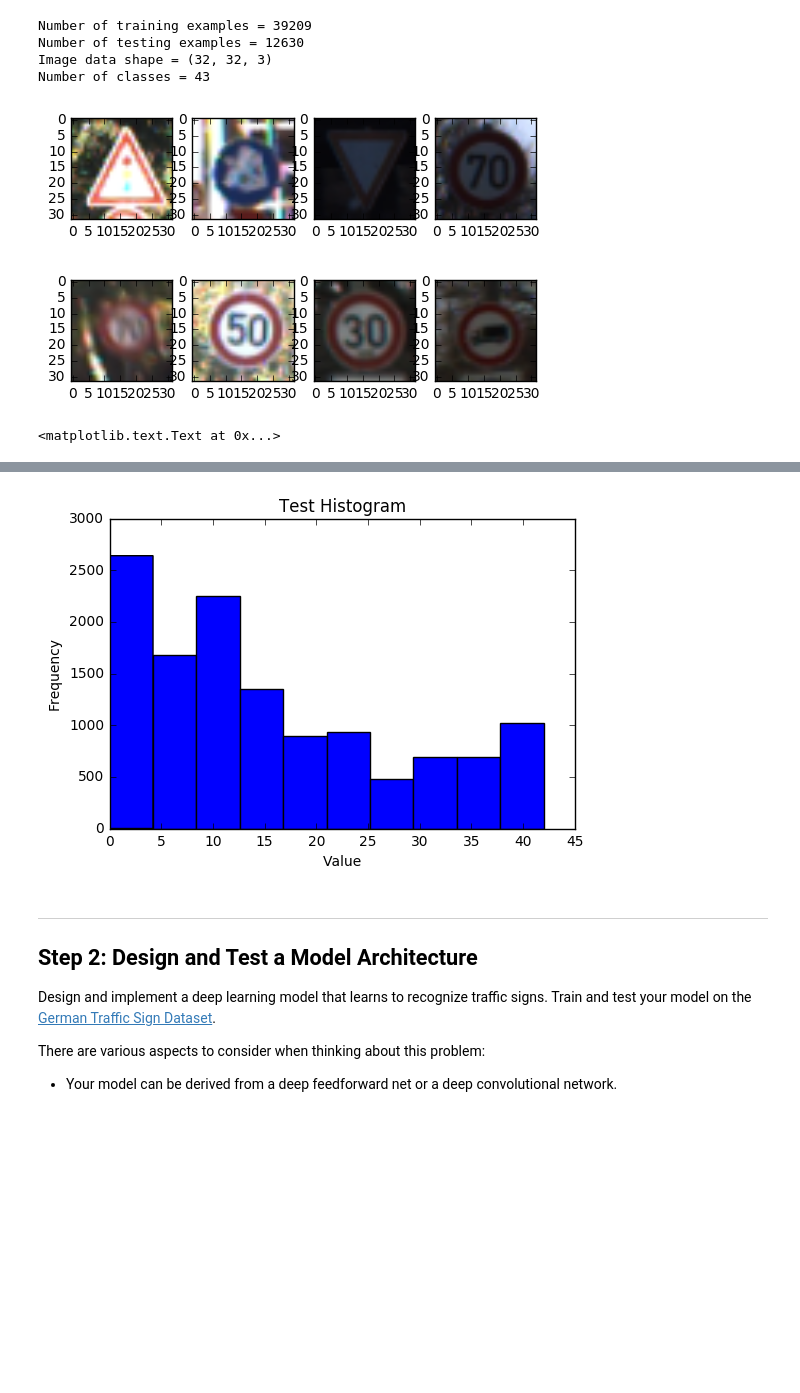
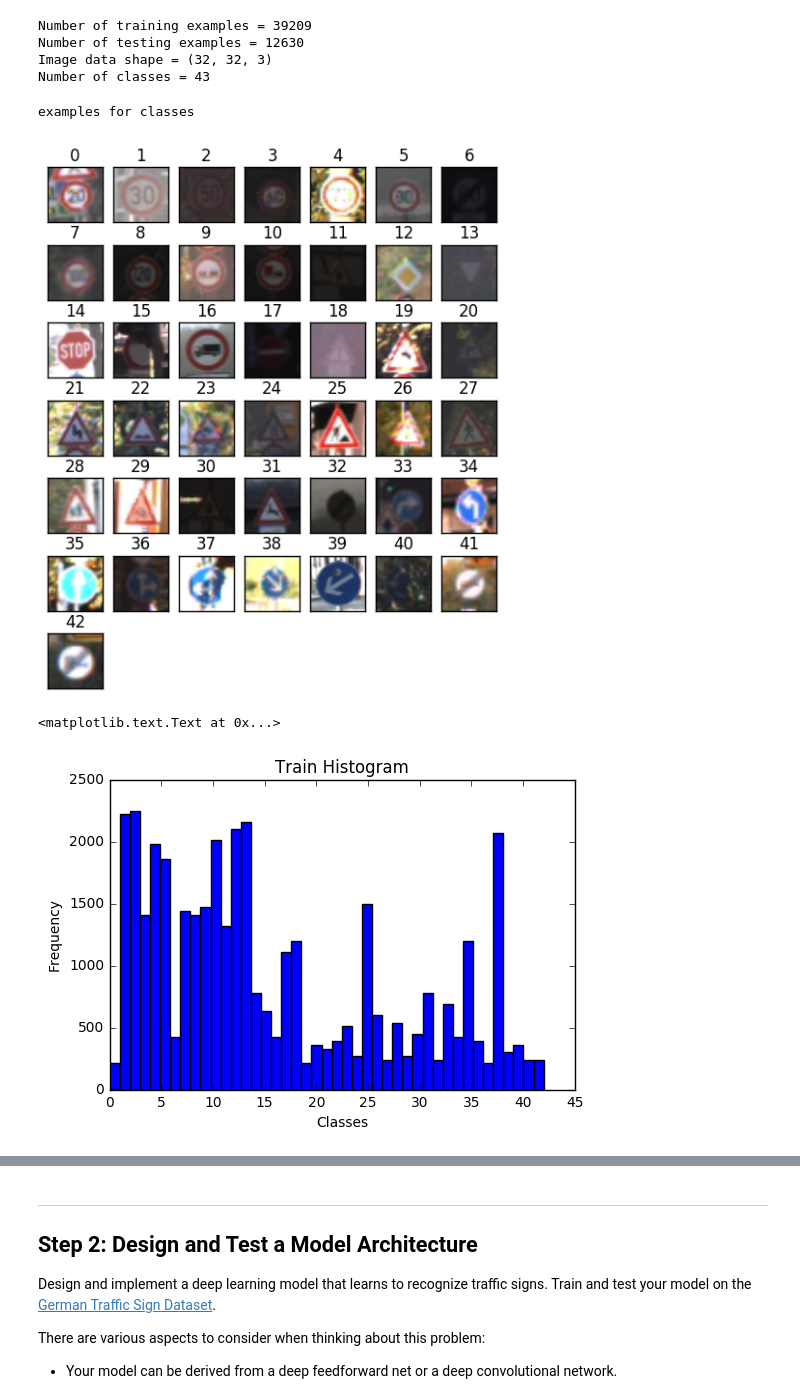
Before and after one commit to fscbr/sdc_course, a Jupyter notebook: traffic-signs/Traffic_Signs_Recognition.ipynb, the cells around one changed output, grey strips where cells are left out. Cells and saved outputs as stored; diff of their text form; code cells hidden in the pictures; blank space fills up the shorter version.

```diff
--- a/traffic-signs/Traffic_Signs_Recognition.ipynb
+++ b/traffic-signs/Traffic_Signs_Recognition.ipynb
@@ -67,43 +67,46 @@ Number of classes = 43
 # %%
 
 import matplotlib.pyplot as plt
 import matplotlib.image as mpimg
+import matplotlib.gridspec as gridspec
 import numpy as np
 %matplotlib inline
 
-random_indizes = np.arange(n_train)
-np.random.seed(1)
-np.random.shuffle(random_indizes)
-
+#show one image for each class
+row = 0
+col = 0
 fig = plt.figure()
-for i in range(4):
-  a=fig.add_subplot(1,4,i+1)
-  plt.imshow(X_train[random_indizes[i]])
-
+print("examples for classes")
+gs = gridspec.GridSpec(7, 7)
+fig.subplots_adjust(top=1.5)
+for i in range(n_classes):
+  query = np.where(y_train == i)
+  a = plt.subplot(gs[row, col])
+  a.imshow((X_train[query])[0])
+  a.get_xaxis().set_visible(False)
+  a.get_yaxis().set_visible(False)
+  fig.add_subplot(a)
+  a.set_title(i)
+  col += 1
+  if col == 7:
+    col = 0
+    row += 1
 plt.show()
 
-random_indizes = np.arange(n_test)
-np.random.seed(1)
-np.random.shuffle(random_indizes)
-
+#show histogram for train and test classes
 fig = plt.figure()
-for i in range(4):
-  a=fig.add_subplot(2,4,i+1)
-  plt.imshow(X_test[random_indizes[i]])
-plt.show()
-
-fig = plt.figure()
-plt.hist(y_train)
+plt.hist(y_train,n_classes)
 plt.title("Train Histogram")
-plt.xlabel("Value")
+plt.xlabel("Classes")
 plt.ylabel("Frequency")
 
 fig = plt.figure()
-plt.hist(y_test)
+plt.hist(y_test,n_classes)
 plt.title("Test Histogram")
-plt.xlabel("Value")
+plt.xlabel("Classes")
 plt.ylabel("Frequency")
 # %% [output]
+examples for classes
-[figure, old version]
+[figure, new version]
+<matplotlib.text.Text at 0x...>
-[figure, old version]
+[figure, new version]
-<matplotlib.text.Text at 0x...>
@@ -111,4 +114,3 @@ plt.ylabel("Frequency")
-[figure, removed]
 # %% [markdown]
 ----
 
```
Also changed, not shown: parts of 27 cells of this notebook, 18 other files.
